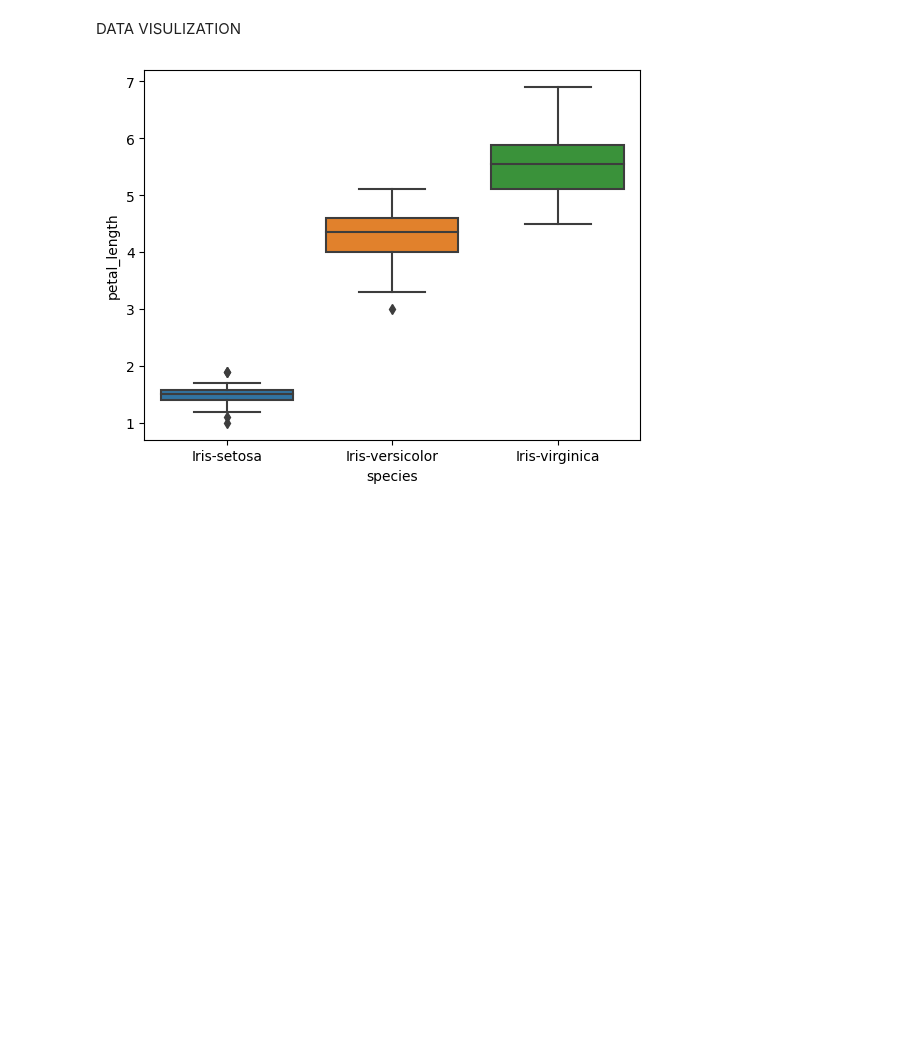
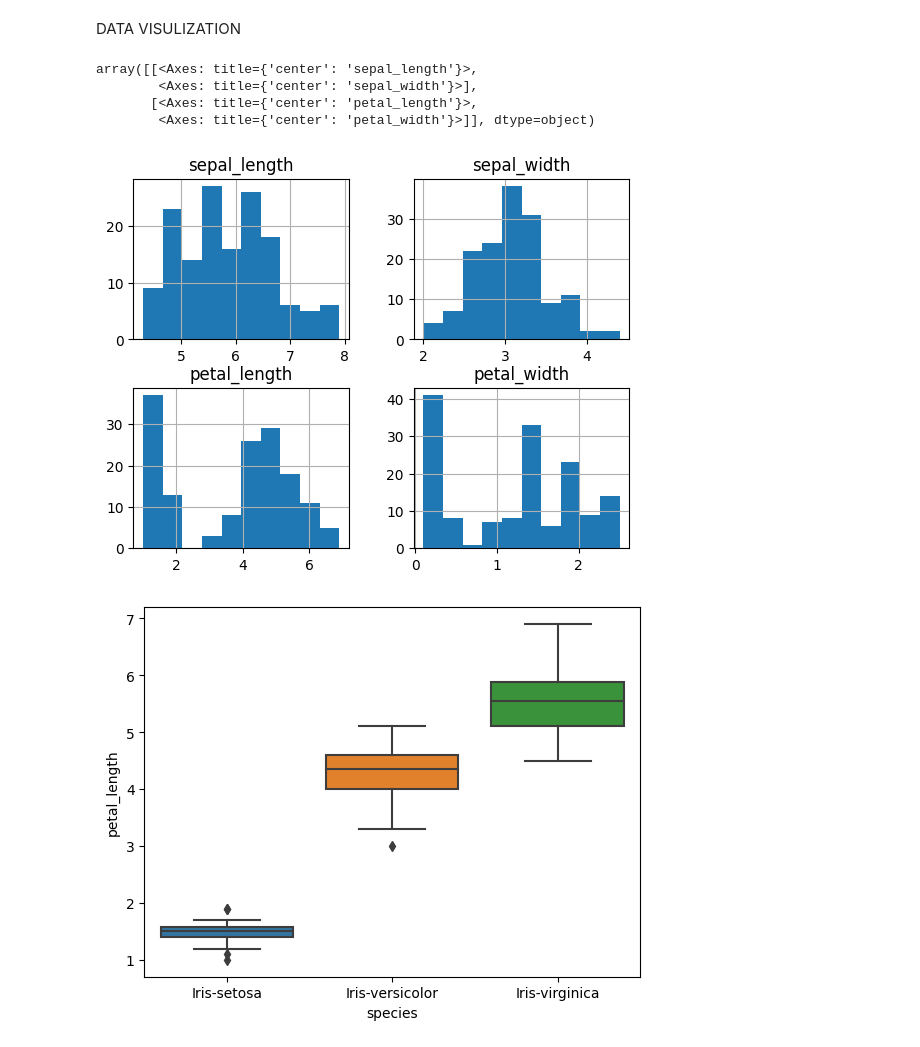
Before and after one commit to Akashwadile21/CODSOFT, a Jupyter notebook: irisflower.ipynb, the cells around one changed output. Cells and saved outputs as stored; diff of their text form; code cells hidden in the pictures; blank space fills up the shorter version.

```diff
--- a/irisflower.ipynb
+++ b/irisflower.ipynb
@@ -95,5 +100,13 @@ df_iris.describe()
 # %% [markdown]
 DATA VISULIZATION
+# %%
+df_iris.hist()
+# %% [output]
+array([[<Axes: title={'center': 'sepal_length'}>,
+        <Axes: title={'center': 'sepal_width'}>],
+       [<Axes: title={'center': 'petal_length'}>,
+        <Axes: title={'center': 'petal_width'}>]], dtype=object)
+[figure, added]
 # %%
 sns.boxplot(data=df_iris,x='species',y='petal_length')
 plt.show()
```
Also changed, not shown: parts of 2 cells of this notebook.
